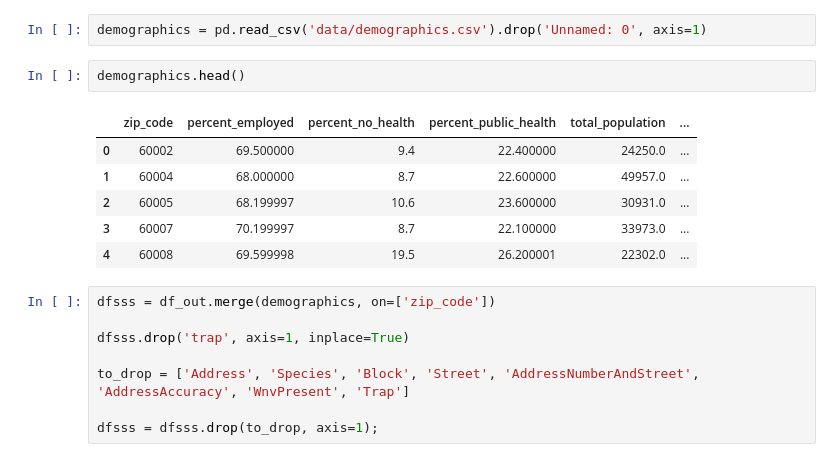
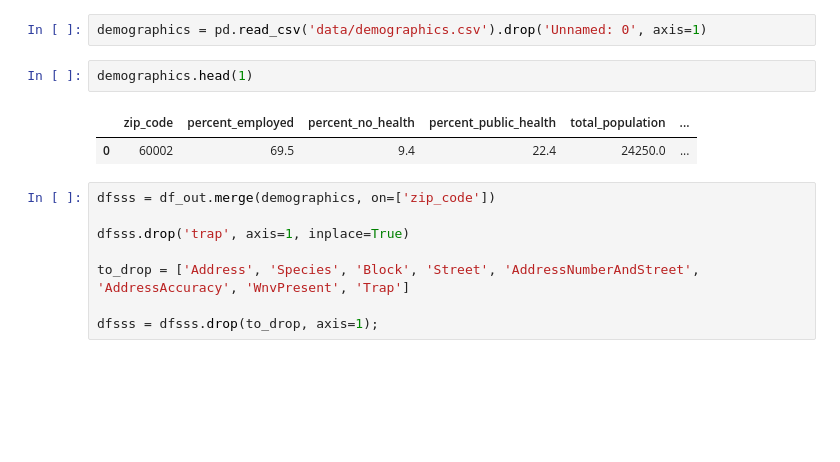
Before and after one commit to epidemix/west-nile-virus, a Jupyter notebook: spray-recommendation.ipynb, the cells around one changed output. Drawn from its saved outputs; the diff is of its cells as text; blank space fills up the shorter version.

```diff
--- a/spray-recommendation.ipynb
+++ b/spray-recommendation.ipynb
@@ -56,14 +56,10 @@ df_out.head(1)
 # %%
 demographics = pd.read_csv('data/demographics.csv').drop('Unnamed: 0', axis=1)
 # %%
-demographics.head()
+demographics.head(1)
 # %% [output]
 |  | zip_code | percent_employed | percent_no_health | percent_public_health | total_population | ... |
-| 0 | 60002 | 69.500000 | 9.4 | 22.400000 | 24250.0 | ... |
-| 1 | 60004 | 68.000000 | 8.7 | 22.600000 | 49957.0 | ... |
-| 2 | 60005 | 68.199997 | 10.6 | 23.600000 | 30931.0 | ... |
-| 3 | 60007 | 70.199997 | 8.7 | 22.100000 | 33973.0 | ... |
-| 4 | 60008 | 69.599998 | 19.5 | 26.200001 | 22302.0 | ... |
+| 0 | 60002 | 69.5 | 9.4 | 22.4 | 24250.0 | ... |
 # %%
 dfsss = df_out.merge(demographics, on=['zip_code'])
 
```
Also changed, not shown: parts of 8 cells of this notebook, 2 other files.
